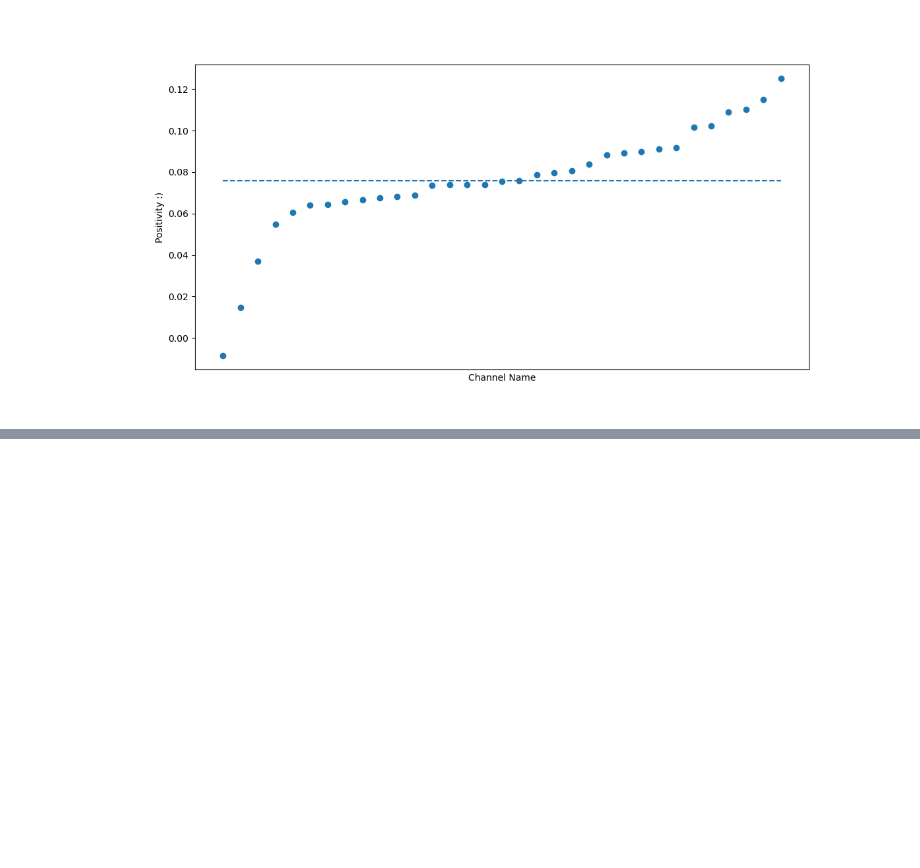
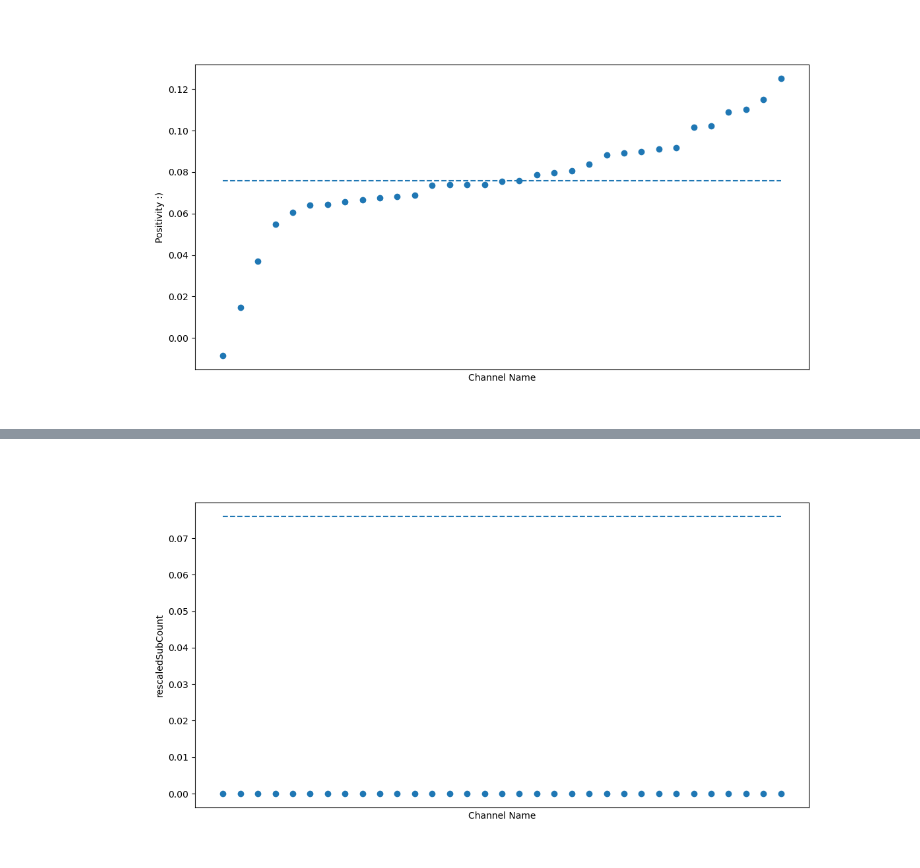
Before and after one commit to ojiwon-kenobi/youtuberChannels, a Jupyter notebook: semantic_analysis/semantic_analysis.ipynb, the cells around one changed output, grey strips where cells are left out. Cells and saved outputs as stored; diff of their text form; code cells hidden in the pictures; blank space fills up the shorter version.

Commit message:
subCount per year lol

```diff
--- a/semantic_analysis/semantic_analysis.ipynb
+++ b/semantic_analysis/semantic_analysis.ipynb
@@ -2,3 +2,8 @@
 Code cleaup. Need to
 1. remove repeated sentences due to vtt formatting
 2. some words are concatenated together (helloBut--> hello But, swimming in a pool.We--> swimming in a pool. We)
+# %%
+with open('../channelHolisticInfo.json', 'r') as j:
+    channelHolisticInfo = json.loads(j.read())
+channelHolisticInfoDf = pd.DataFrame.from_dict(channelHolisticInfo)
+channelHolisticInfoDf.head()
@@ -519,0 +487,5 @@ semantic_analysis.ipynb
+# %%
+zipped = zip(channelHolisticInfoDf.channelName, channelHolisticInfoDf.subscribersPerYearSinceFirstUpload)
+sorted_channelName_to_rescaledSubs = dict(sorted(dict(zipped).items(), key=lambda item: item[1]))
+sctrs = pd.DataFrame.from_dict({'channelName': sorted_channelName_to_rescaledSubs.keys(), 'rescaledSubCount': sorted_channelName_to_rescaledSubs.values()})
+sctrs
@@ -519,0 +510,29 @@ semantic_analysis.ipynb
+# %%
+x_name = "Channel Name"
+y_name = "rescaledSubCount"
+tooltip_name = "subCountPerYearSinceFirstUpload"
+
+x= sctrs['channelName']
+y= sctrs['rescaledSubCount']
+tt = sctrs['rescaledSubCount']
+
+fig, ax = plt.subplots(1, figsize=(12,6))
+sc = ax.scatter(x, y)
+avg_rescaledSubcount= sum(y)/len(LIST_OF_CHANNEL_NAMES)
+# Plot the average line
+mean_x=np.arange(0,33,1)
+mean_y=[avg_rescaledSubcount for i in np.zeros_like(x)]
+mean_line = ax.plot(mean_x, mean_y, label='Mean', linestyle='--')
+plt.tick_params(
+    axis='x',          # changes apply to the x-axis
+    which='both',      # both major and minor ticks are affected
+    bottom=False,      # ticks along the bottom edge are off
+    top=False,         # ticks along the top edge are off
+    labelbottom=False) # labels along the bottom edge are off
+cursor = mplcursors.cursor(sc, hover=True)
+
+plt.xlabel(x_name)
+plt.ylabel(y_name)
+plt.show()
+# %% [output]
+[figure, added]
```
Also changed, not shown: parts of 6 cells of this notebook, 1 other file.
